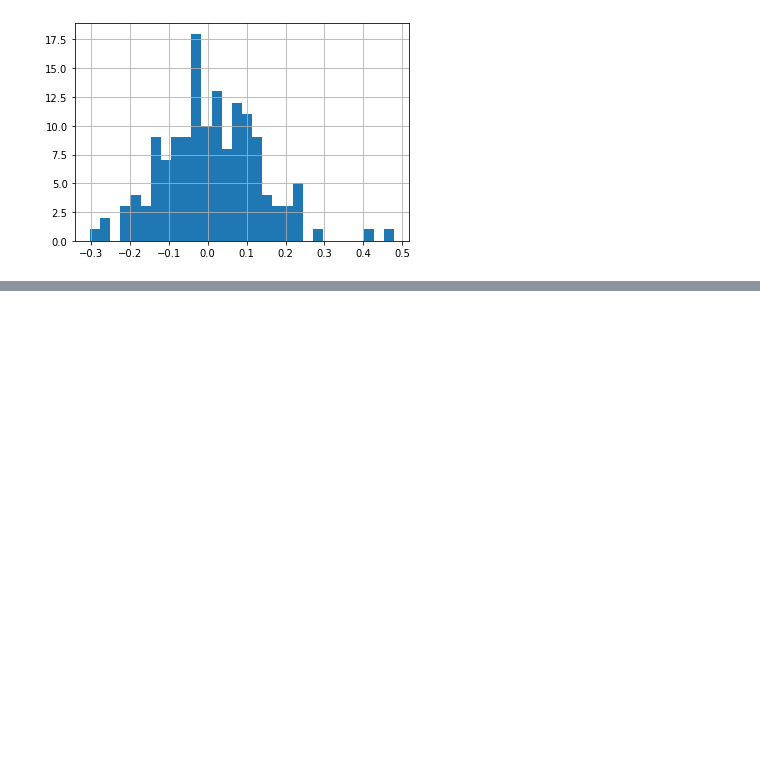
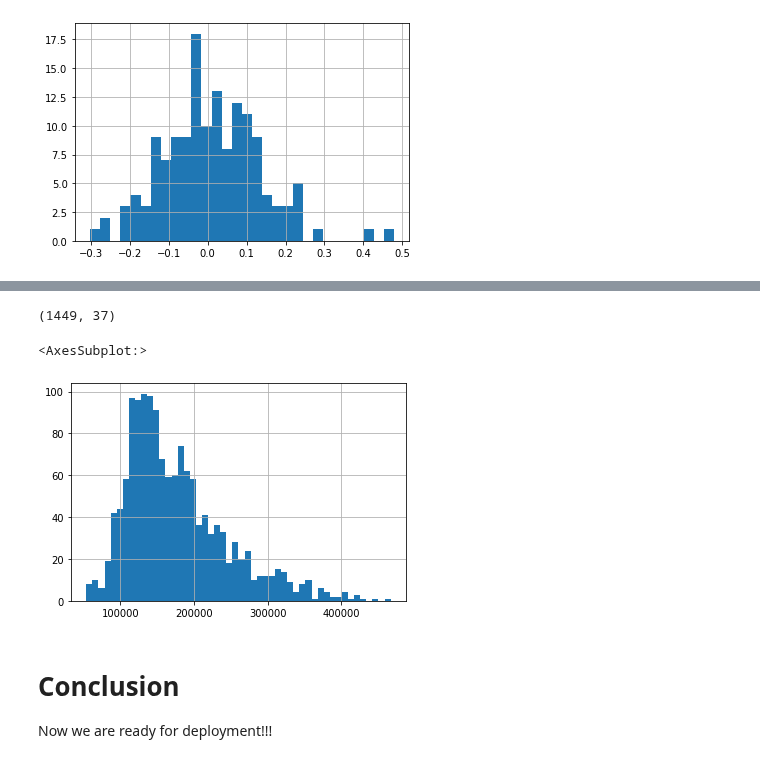
Before and after one commit to trainindata/deploying-machine-learning-models, a Jupyter notebook: Section-04-Research-and-Development/08-Final-Machine-Learning-Pipeline.ipynb, the cells around one changed output, grey strips where cells are left out. Saved outputs shown, nothing was run; the diff lists cells and outputs as text; code cells hidden in the pictures; blank space fills up the shorter version.

```diff
--- a/Section-04-Research-and-Development/08-End-to-end-Machine-Learning-Pipeline.ipynb
+++ b/Section-04-Research-and-Development/08-Final-Machine-Learning-Pipeline.ipynb
@@ -375,0 +390,11 @@ The only extra bit that would be useful, is to reduce the amount of feature engi
+# %%
+# load the unseen / new dataset
+data = pd.read_csv('test.csv')
+
+data.drop('Id', axis=1, inplace=True)
+
+data['MSSubClass'] = data['MSSubClass'].astype('O')
+
+data = data[FEATURES]
+
+print(data.shape)
@@ -375,0 +403,9 @@ The only extra bit that would be useful, is to reduce the amount of feature engi
+# %%
+new_vars_with_na = [
+    var for var in FEATURES
+    if var not in CATEGORICAL_VARS_WITH_NA_FREQUENT +
+    CATEGORICAL_VARS_WITH_NA_MISSING +
+    NUMERICAL_VARS_WITH_NA
+    and data[var].isnull().sum() > 0]
+
+new_vars_with_na
@@ -375,0 +440,18 @@ The only extra bit that would be useful, is to reduce the amount of feature engi
+# %%
+data.dropna(subset=new_vars_with_na, inplace=True)
+
+print(data.shape)
+# %% [output]
+(1449, 37)
+# %%
+new_preds = price_pipe.predict(data)
+# %%
+# let's plot the predicted sale prices
+pd.Series(np.exp(new_preds)).hist(bins=50)
+# %% [output]
+<AxesSubplot:>
+[figure, added]
+# %% [markdown]
+# Conclusion
+
+Now we are ready for deployment!!!
```
Also changed, not shown: parts of 19 cells of this notebook, 4 other files.
